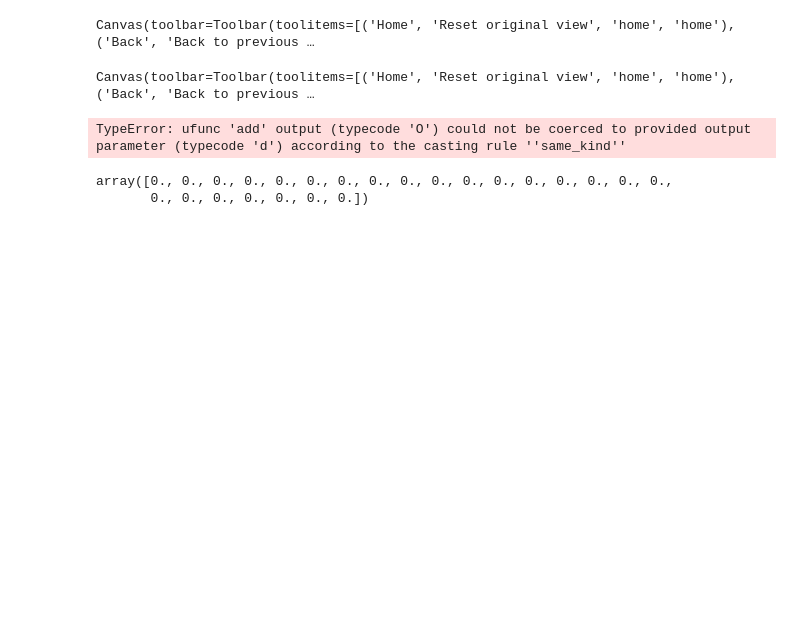
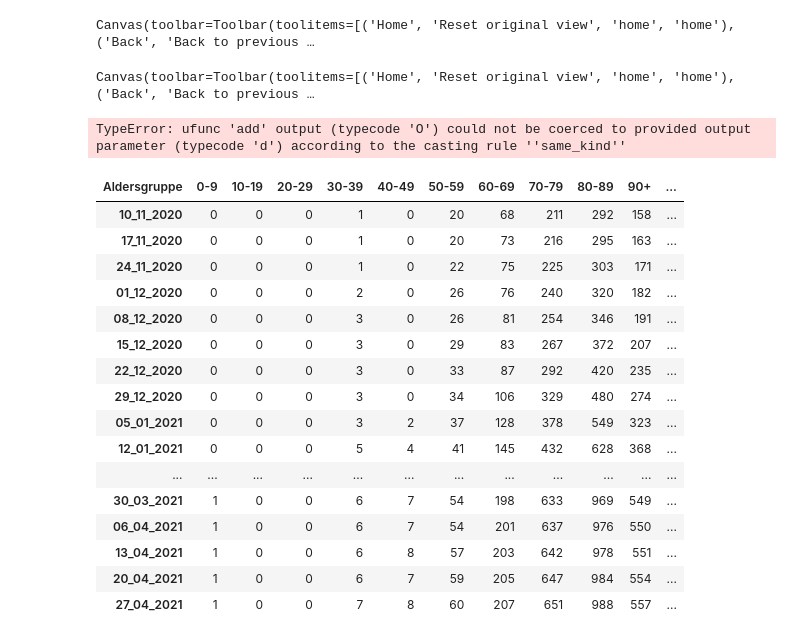
Before and after one commit to PandemiXcenter/PandemiX, a Jupyter notebook: DanskeData/data_investigation_notebook.ipynb, the cells around one changed output. Saved outputs shown, nothing was run; the diff lists cells and outputs as text; code cells hidden in the pictures; blank space fills up the shorter version.

```diff
--- a/DanskeData/data_investigation_notebook.ipynb
+++ b/DanskeData/data_investigation_notebook.ipynb
@@ -311,8 +779,24 @@ plt.tight_layout()
 Canvas(toolbar=Toolbar(toolitems=[('Home', 'Reset original view', 'home', 'home'), ('Back', 'Back to previous …
 TypeError: ufunc 'add' output (typecode 'O') could not be coerced to provided output parameter (typecode 'd') according to the casting rule ''same_kind''
 # %%
-np.diff(dfDeaths[colNames])
-curVals
+# np.diff(dfDeaths[colNames])
+# curVals
+dfDeaths
 # %% [output]
-array([0., 0., 0., 0., 0., 0., 0., 0., 0., 0., 0., 0., 0., 0., 0., 0., 0.,
-       0., 0., 0., 0., 0., 0., 0.])
+| Aldersgruppe | 0-9 | 10-19 | 20-29 | 30-39 | 40-49 | 50-59 | 60-69 | 70-79 | 80-89 | 90+ | ... |
+| 10_11_2020 | 0 | 0 | 0 | 1 | 0 | 20 | 68 | 211 | 292 | 158 | ... |
+| 17_11_2020 | 0 | 0 | 0 | 1 | 0 | 20 | 73 | 216 | 295 | 163 | ... |
+| 24_11_2020 | 0 | 0 | 0 | 1 | 0 | 22 | 75 | 225 | 303 | 171 | ... |
+| 01_12_2020 | 0 | 0 | 0 | 2 | 0 | 26 | 76 | 240 | 320 | 182 | ... |
+| 08_12_2020 | 0 | 0 | 0 | 3 | 0 | 26 | 81 | 254 | 346 | 191 | ... |
+| 15_12_2020 | 0 | 0 | 0 | 3 | 0 | 29 | 83 | 267 | 372 | 207 | ... |
+| 22_12_2020 | 0 | 0 | 0 | 3 | 0 | 33 | 87 | 292 | 420 | 235 | ... |
+| 29_12_2020 | 0 | 0 | 0 | 3 | 0 | 34 | 106 | 329 | 480 | 274 | ... |
+| 05_01_2021 | 0 | 0 | 0 | 3 | 2 | 37 | 128 | 378 | 549 | 323 | ... |
+| 12_01_2021 | 0 | 0 | 0 | 5 | 4 | 41 | 145 | 432 | 628 | 368 | ... |
+| ... | ... | ... | ... | ... | ... | ... | ... | ... | ... | ... | ... |
+| 30_03_2021 | 1 | 0 | 0 | 6 | 7 | 54 | 198 | 633 | 969 | 549 | ... |
+| 06_04_2021 | 1 | 0 | 0 | 6 | 7 | 54 | 201 | 637 | 976 | 550 | ... |
+| 13_04_2021 | 1 | 0 | 0 | 6 | 8 | 57 | 203 | 642 | 978 | 551 | ... |
+| 20_04_2021 | 1 | 0 | 0 | 6 | 7 | 59 | 205 | 647 | 984 | 554 | ... |
+| 27_04_2021 | 1 | 0 | 0 | 7 | 8 | 60 | 207 | 651 | 988 | 557 | ... |
```
Also changed, not shown: parts of 24 cells of this notebook, 2 other files.
